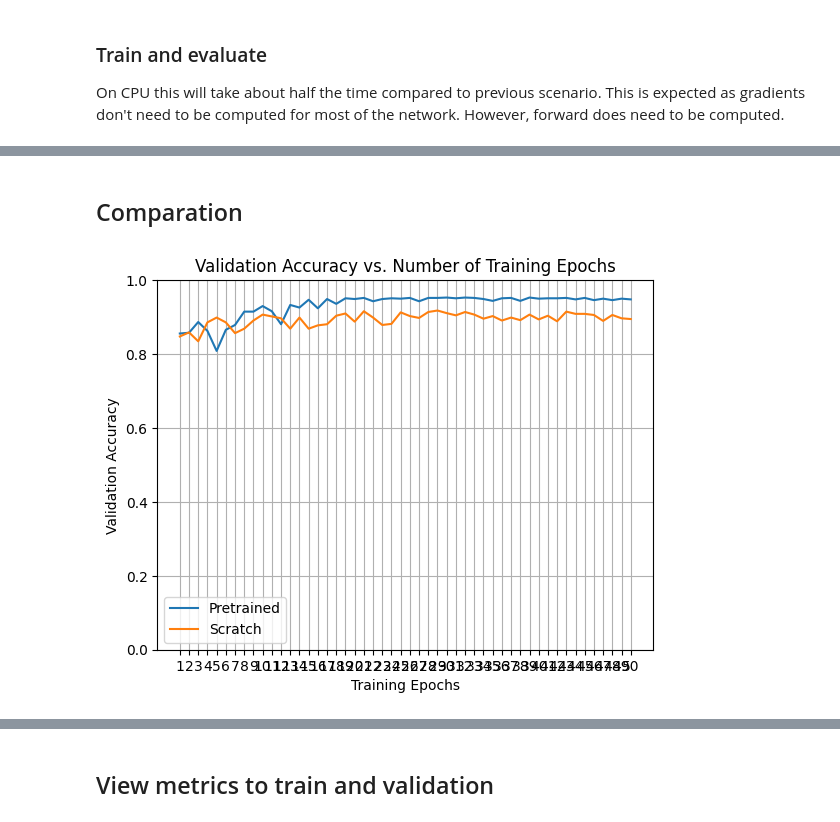
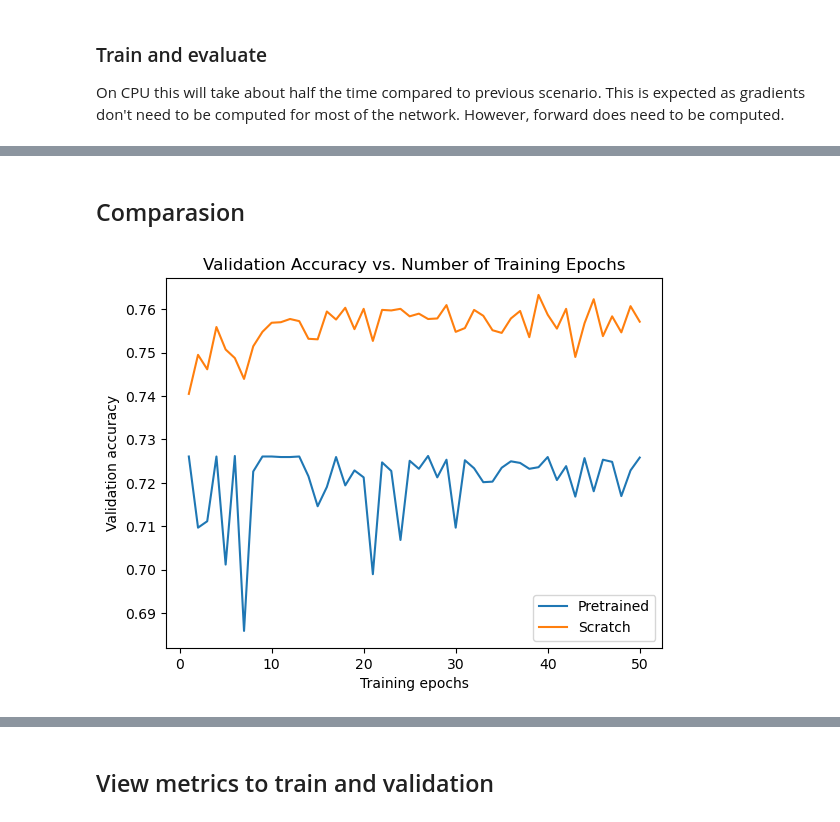
Before and after one commit to win7/GC_DiabeticRetinopathies, a Jupyter notebook: Go_transfer_learning_template.ipynb, the cells around one changed output, grey strips where cells are left out. Drawn from its saved outputs; the diff is of its cells as text; code cells hidden in the pictures.

```diff
--- a/Go_transfer_learning_template.ipynb
+++ b/Go_transfer_learning_template.ipynb
@@ -142,8 +142,8 @@ def move_split(df, type):
 #   to the ImageFolder structure
 data_dir = "dataset" # 'hymenoptera_data'
 
-# Models to choose from [resnet, alexnet, vgg, squeezenet, densenet, inception]
-model_name = "resnet152"
+# Models to choose from [resnet, resnet152, alexnet, vgg, squeezenet, densenet, inception]
+model_name = "densenet"
 
 # Number of classes in the dataset
 num_classes = 2
@@ -380,7 +380,7 @@ def initialize_model(model_name, num_classes, feature_extract, use_pretrained=Tr
         model_ft = models.resnet50(weights=weights)
         set_parameter_requires_grad(model_ft, feature_extract)
         num_ftrs = model_ft.fc.in_features
-        model_ft.fc = classifier_model(num_ftrs, num_clases, init_weight=True) # nn.Linear(num_ftrs, num_classes)
+        model_ft.fc = classifier_model(num_ftrs, num_classes, init_weight=True) # nn.Linear(num_ftrs, num_classes)
         input_size = 224
 
     if model_name == "resnet152":
@@ -417,7 +417,7 @@ def initialize_model(model_name, num_classes, feature_extract, use_pretrained=Tr
         model_ft = models.densenet201(weights=weights)
         set_parameter_requires_grad(model_ft, feature_extract)
         num_ftrs = model_ft.classifier.in_features
-        model_ft.classifier = nn.Linear(num_ftrs, num_classes)
+        model_ft.classifier = classifier_model(num_ftrs, num_classes, init_weight=True) # nn.Linear(num_ftrs, num_classes)
         input_size = 224
 
     elif model_name == "inception":
@@ -838,24 +809,24 @@ time: 1.18 s (started: 2022-10-24 18:23:51 -05:00)
 # %% [markdown]
-## Comparation
+## Comparasion
 # %%
 # Plot the training curves of validation accuracy vs. number
 #  of training epochs for the transfer learning method and
 #  the model trained from scratch
 ohist = []
 shist = []
 
 ohist = [h.cpu().numpy() for h in val_accuracies]
 shist = [h.cpu().numpy() for h in val_accuracies_]
 
 plt.title("Validation Accuracy vs. Number of Training Epochs")
-plt.xlabel("Training Epochs")
-plt.ylabel("Validation Accuracy")
+plt.xlabel("Training epochs")
+plt.ylabel("Validation accuracy")
 plt.plot(range(1, num_epochs+1), ohist, label="Pretrained")
 plt.plot(range(1, num_epochs+1), shist, label="Scratch")
-plt.ylim((0,1.))
-plt.xticks(np.arange(1, num_epochs+1, 1.0))
+# plt.ylim((0,1.))
+# plt.xticks(np.arange(1, num_epochs+1, 1.0))
 plt.legend()
-plt.grid()
+# plt.grid()
 plt.show()
 # %% [output]
-[figure, old version]
+[figure, new version]
```
Also changed, not shown: parts of 21 cells of this notebook.
